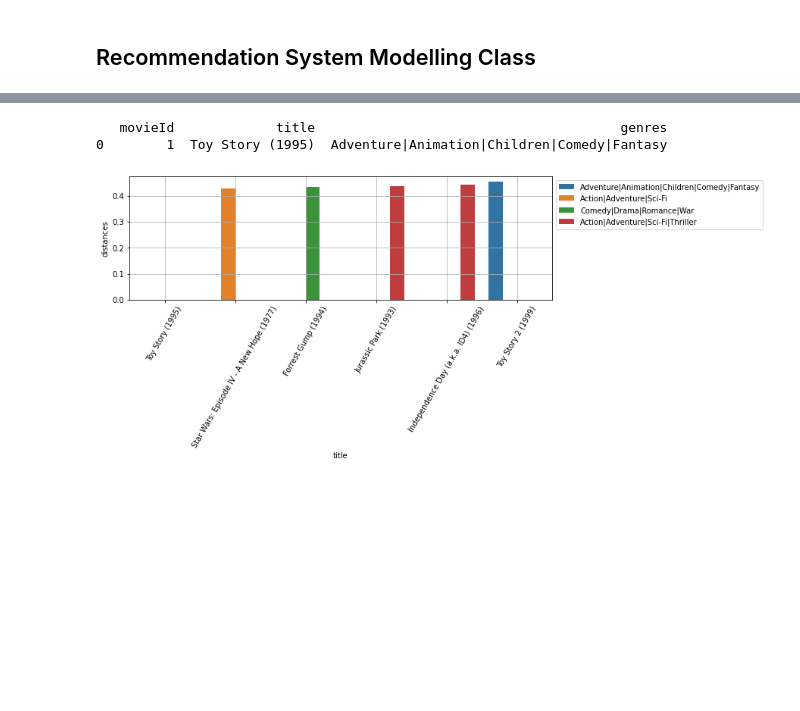
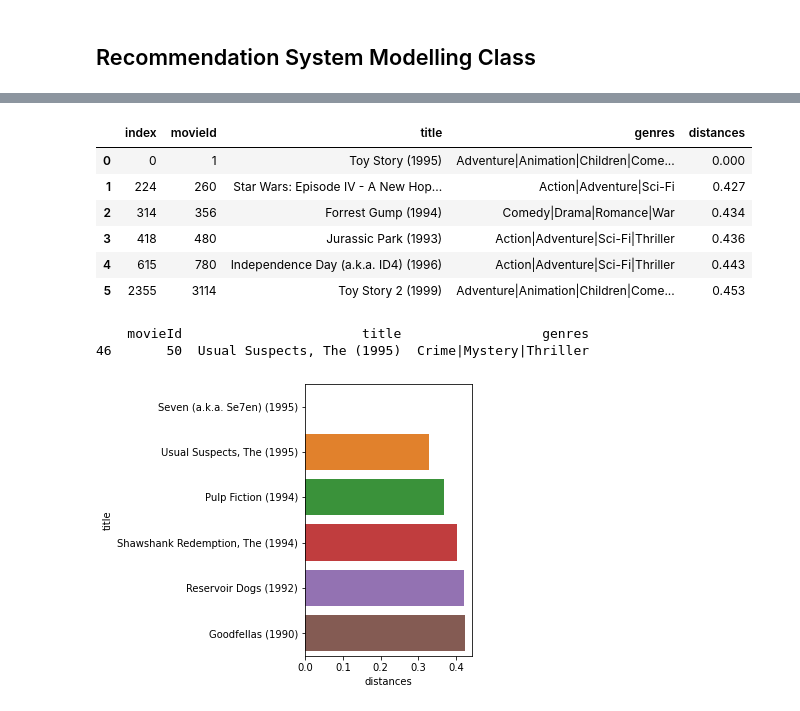
Before and after one commit to NishantBaheti/Recommendation-Systems, a Jupyter notebook: notebooks/cf_item_item.ipynb, the cells around one changed output, grey strips where cells are left out. Cells and saved outputs as stored; diff of their text form; code cells hidden in the pictures; blank space fills up the shorter version.

```diff
--- a/notebooks/cf_item_item.ipynb
+++ b/notebooks/cf_item_item.ipynb
@@ -226,13 +232,32 @@ model.fit(rating_df=ratings[['userId','movieId','rating']], movie_df=movies[['mo
 # %%
-movie_input = 1
-print(movies[movies.movieId.isin([movie_input])])
 movie_ids, distances = model.get_recommendations(movie_input, 5)
 
 recommendations = movies[movies.movieId.isin(movie_ids)].reset_index()
-recommendations['distances'] = distances
+recommendations['distances'] = np.round(distances, 3)
 
-plot_recommendations(recommendations)
+recommendations
 # %% [output]
-   movieId             title                                       genres
-0        1  Toy Story (1995)  Adventure|Animation|Children|Comedy|Fantasy
-[figure, removed]
+|  | index | movieId | title | genres | distances |
+| 0 | 0 | 1 | Toy Story (1995) | Adventure|Animation|Children|Come... | 0.000 |
+| 1 | 224 | 260 | Star Wars: Episode IV - A New Hop... | Action|Adventure|Sci-Fi | 0.427 |
+| 2 | 314 | 356 | Forrest Gump (1994) | Comedy|Drama|Romance|War | 0.434 |
+| 3 | 418 | 480 | Jurassic Park (1993) | Action|Adventure|Sci-Fi|Thriller | 0.436 |
+| 4 | 615 | 780 | Independence Day (a.k.a. ID4) (1996) | Action|Adventure|Sci-Fi|Thriller | 0.443 |
+| 5 | 2355 | 3114 | Toy Story 2 (1999) | Adventure|Animation|Children|Come... | 0.453 |
+# %%
+movie_input = 50
+print(movies[movies.movieId.isin([movie_input])])
+# %% [output]
+    movieId                       title                  genres
+46       50  Usual Suspects, The (1995)  Crime|Mystery|Thriller
+# %%
+movie_ids, distances = model.get_recommendations(movie_input, 5)
+
+recommendations = movies[movies.movieId.isin(movie_ids)].reset_index()
+recommendations['distances'] = np.round(distances, 3)
+
+fig, ax = plt.subplots(1,1, figsize=(3,5))
+sns.barplot(data=recommendations, y='title', x='distances', orient='h')
+plt.show()
+# %% [output]
+[figure, added]
```
Also changed, not shown: parts of 13 cells of this notebook, 4 other files.
